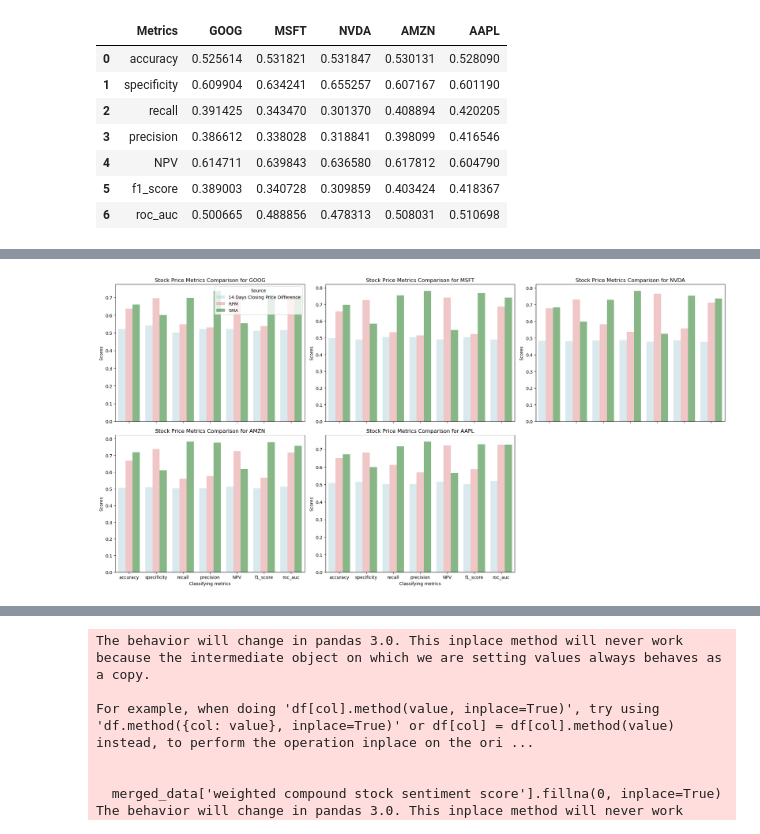
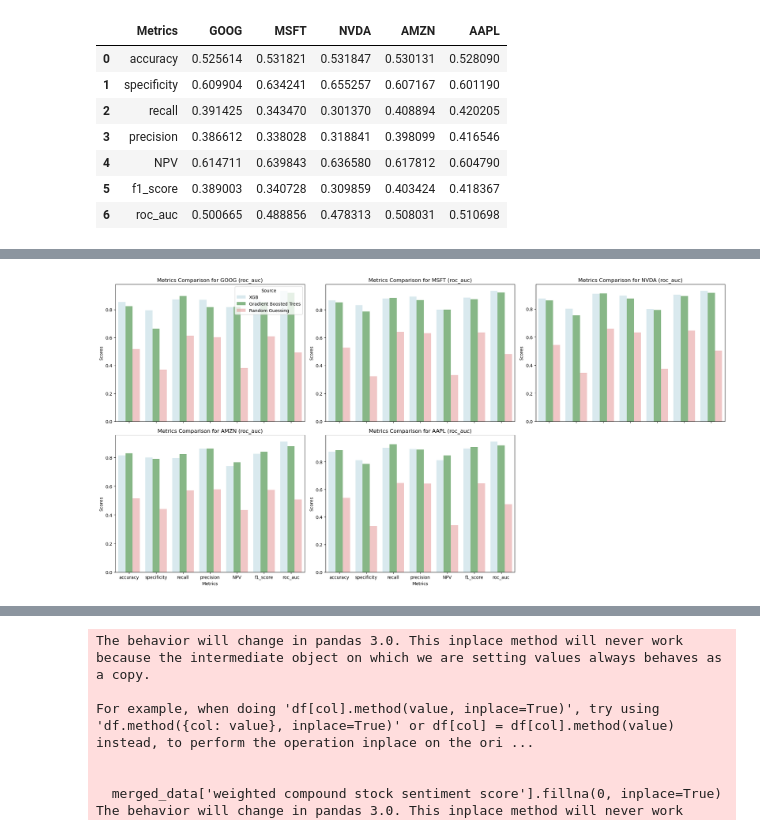
Before and after one commit to rishabhtyagi989/SIGNS_2024, a Jupyter notebook: portfolio_simulation.ipynb, the cells around one changed output, grey strips where cells are left out. Drawn from its saved outputs; the diff is of its cells as text; code cells hidden in the pictures.

```diff
--- a/portfolio_simulation.ipynb
+++ b/portfolio_simulation.ipynb
@@ -1117,5 +1190,4 @@ metric = "sma"
 # %%
-XGB_model_all_features = classify_sentiments_vs_metric_as_xgb_kfold(['GOOG'], results, interval_days, include_global_news=True, include_stock_news=True, include_volume=True, include_log_returns=True, include_rpm=True, include_volatility=True, include_trend= True, metric=metric)
-XGB_model_without_global_news = classify_sentiments_vs_metric_as_xgb_kfold(['GOOG'], results, interval_days, include_global_news=False, include_stock_news=True, include_volume=True, include_log_returns=True, include_rpm=True, include_volatility=True, include_trend= True, metric=metric)
-XGB_model_with_no_news= classify_sentiments_vs_metric_as_xgb_kfold(['GOOG'], results, interval_days, include_global_news=False, include_stock_news=False, include_volume=True, include_log_returns=True, include_rpm=True, include_volatility=True, include_trend= True, metric=metric)
+XGB_model_with_news = classify_sentiments_vs_metric_as_xgb(stock_symbols, results, interval_days, include_global_news=True, include_stock_news=True, include_volume=True, include_log_returns=False, include_rpm=False, include_volatility=False, include_trend=False, metric=metric)
+XGB_model_without_news = classify_sentiments_vs_metric_as_xgb(stock_symbols, results, interval_days, include_global_news=False, include_stock_news=False, include_volume=True, include_log_returns=False, include_rpm=False, include_volatility=False, include_trend=False, metric=metric)
 # %%
@@ -1328,0 +1257,5 @@ The difference in roc_auc for AAPL is statistically significant.
+# %%
+stock_symbols = ['GOOG', 'MSFT', 'NVDA','AMZN','AAPL']
+interval_days = 14
+decay_factor = 0.95
+results_for_models = compute_stock_sentiment_changes(stock_symbols, interval_days, decay_factor, start_date='2024-01-01', end_date='2024-09-27', include_volume=True, include_stock_news=True, include_global_news = True, include_log_returns=True, include_volatility=True, include_rpm=True, include_trend=True)
@@ -1328,0 +1334,8 @@ The difference in roc_auc for AAPL is statistically significant.
+# %%
+GB_model_with_all_features = classify_sentiments_vs_metric_as_gb(stock_symbols, results, interval_days=30, include_global_news=True,
+                                                               include_stock_news=True, include_volume=True, include_log_returns=True, include_rpm=True,
+                                                               include_volatility=True, include_trend=True, metric='sma')
+# %%
+XGB_model_with_all_features = classify_sentiments_vs_metric_as_xgb(stock_symbols, results, interval_days=14, include_global_news=True,
+                                                               include_stock_news=True, include_volume=True, include_log_returns=True, include_rpm=True,
+                                                               include_volatility=True, include_trend=True, metric='sma')
@@ -1329,15 +1353,13 @@ The difference in roc_auc for AAPL is statistically significant.
 # %%
-y_price_diff = classify_sentiments_vs_metric_as_xgb_kfold(stock_symbols, results, interval_days, include_global_news=True, include_stock_news=True, include_volume=True, metric='price_diff')[0]
-y_rpm = classify_sentiments_vs_metric_as_xgb_kfold(stock_symbols, results, interval_days, include_global_news=True, include_stock_news=True, include_volume=True, metric='rpm')[0]
-y_sma = classify_sentiments_vs_metric_as_xgb_kfold(stock_symbols, results, interval_days, include_global_news=True, include_stock_news=True, include_volume=True, metric='sma')[0]
+y_xgb = XGB_model_with_all_features[0]
+y_gb = GB_model_with_all_features[0]
+y_random = random_guess_baseline(stock_symbols, results, interval_days, 'sma')
 
+y_xgb['Source'] = 'XGB'
+y_gb['Source'] = 'Gradient Boosted Trees'
+y_random['Source'] = 'Random Guessing'
 
-y_rpm['Source'] = 'RPM'
-y_price_diff['Source'] = f'{interval_days} Days Closing Price Difference'
-y_sma['Source'] = 'SMA'
-
-
-combined_data = pd.concat([y_price_diff, y_rpm, y_sma])
+combined_data = pd.concat([y_xgb, y_gb, y_random])
 
 # Calculate the number of rows and columns for subplots
 n_symbols = len(stock_symbols)
@@ -1350,34 +1372,34 @@ fig, axes = plt.subplots(n_rows, n_cols, figsize=(20, 5 * n_rows), sharex=True)
 # Flatten axes to handle 1D indexing, and handle cases where axes are more than required
 axes = axes.flatten()
 
 for i, symbol in enumerate(stock_symbols):
     stock_data = combined_data[['Metrics', symbol, 'Source']].rename(columns={symbol: 'Score'})
 
     # Add a barplot to fill the boxes
     sns.barplot(
         x='Metrics', y='Score', hue='Source',
         data=stock_data,
         ax=axes[i],
-        palette={'RPM': 'lightcoral', f'{interval_days} Days Closing Price Difference': 'lightblue', 'SMA': 'green'},
+        palette={'Random Guessing': 'lightcoral', 'XGB': 'lightblue', 'Gradient Boosted Trees': 'green'},
         alpha=0.5  # Add transparency to bar plot
     )
 
     # Customize each subplot
-    axes[i].set_title(f'Stock Price Metrics Comparison for {symbol}')
+    axes[i].set_title(f'Metrics Comparison for {symbol} ({metric})')
     axes[i].set_ylabel('Scores')
-    axes[i].set_xlabel('Classifying metrics')
+    axes[i].set_xlabel('Metrics')
 
     # Add legend only to the first subplot
     if i == 0:
         axes[i].legend(title='Source', loc='upper right')
     else:
         axes[i].get_legend().remove()
 
 # Hide unused subplots (if any)
 for j in range(len(stock_symbols), len(axes)):
     axes[j].axis('off')
 
 plt.tight_layout()
 plt.show()
 # %% [output]
-[figure, old version]
+[figure, new version]
```
Also changed, not shown: parts of 49 cells of this notebook.
